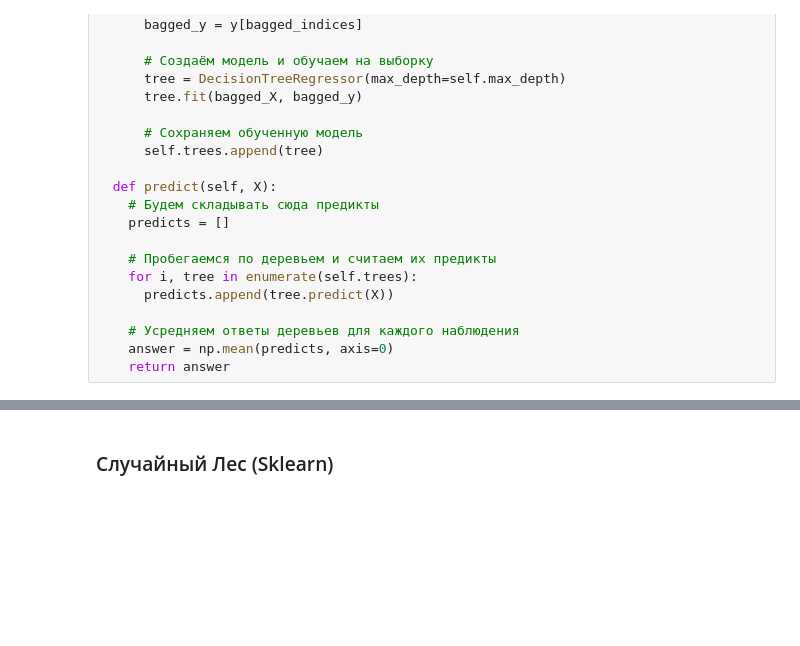
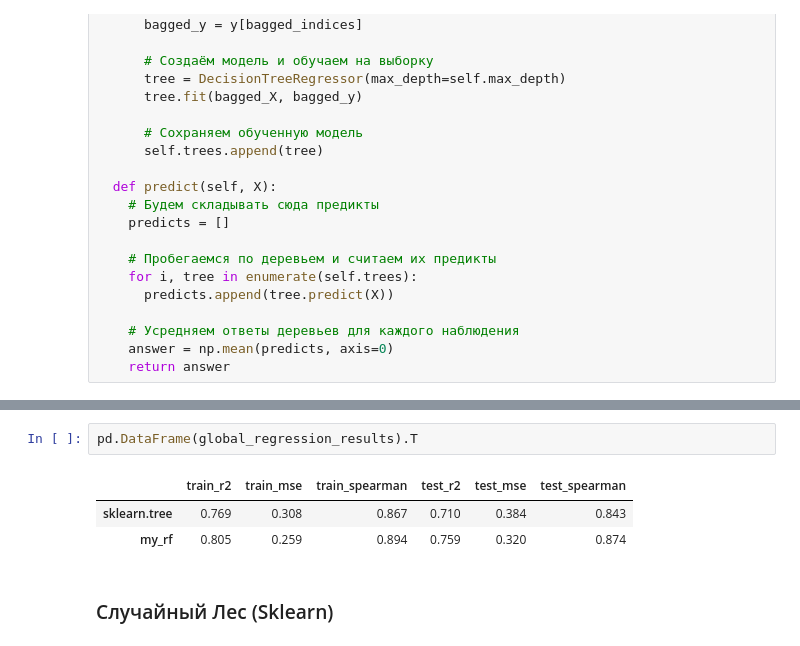
Before and after one commit to Kabanya/ml_and_risk_management, a Jupyter notebook: Lesson_04_Ensembles/Lesson_04_Ensembles_.ipynb, the cells around one changed output, grey strips where cells are left out. Cells and saved outputs as stored; diff of their text form; blank space fills up the shorter version.

```diff
--- a/Lesson_04_Ensembles/Lesson_04_Ensembles_.ipynb
+++ b/Lesson_04_Ensembles/Lesson_04_Ensembles_.ipynb
@@ -215,3 +206,9 @@ Spearman: 0.875
+# %%
+pd.DataFrame(global_regression_results).T
+# %% [output]
+|  | train_r2 | train_mse | train_spearman | test_r2 | test_mse | test_spearman |
+| sklearn.tree | 0.769 | 0.308 | 0.867 | 0.710 | 0.384 | 0.843 |
+| my_rf | 0.805 | 0.259 | 0.894 | 0.759 | 0.320 | 0.874 |
 # %% [markdown]
 ### Случайный Лес (Sklearn)
 # %%
```
Also changed, not shown: parts of 23 cells of this notebook.
